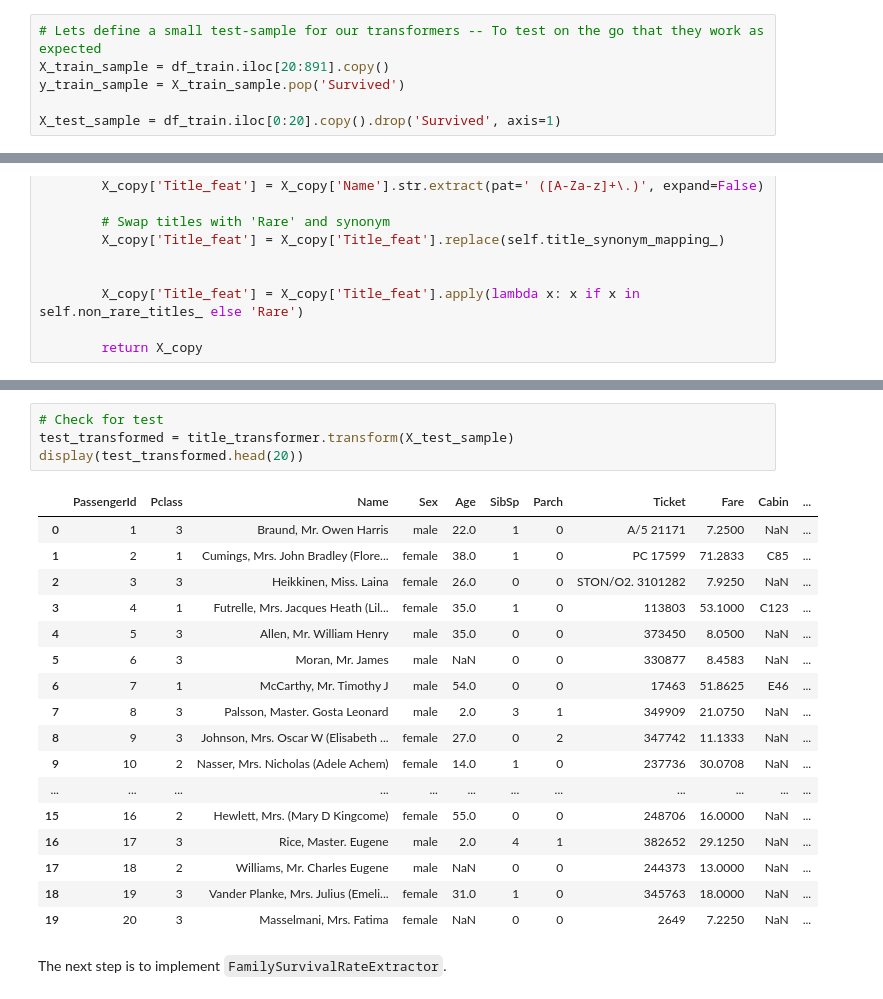
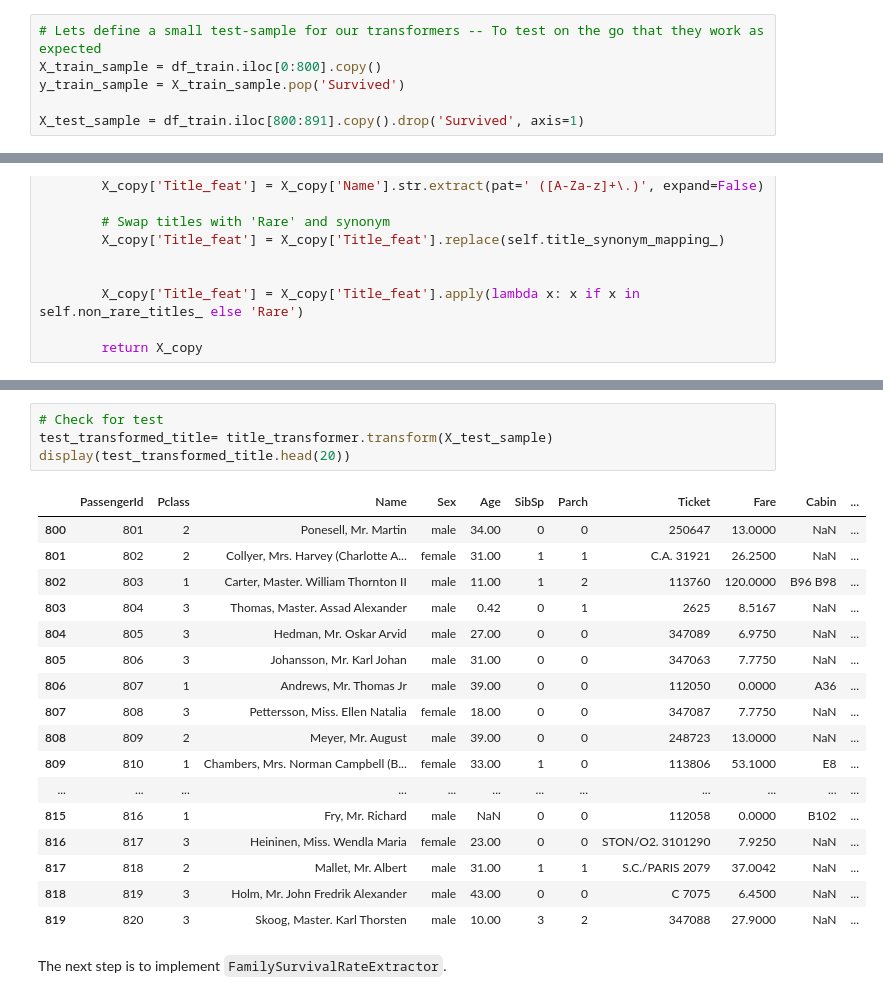
Before and after one commit to JonasLilletevedt/titanic-survival-prediction, a Jupyter notebook: notebooks/01_data_cleaning_and_feature_engineering.ipynb, the cells around one changed output, grey strips where cells are left out. Cells and saved outputs as stored; diff of their text form.

```diff
--- a/notebooks/01_data_cleaning_and_feature_engineering.ipynb
+++ b/notebooks/01_data_cleaning_and_feature_engineering.ipynb
@@ -811,10 +811,10 @@ The first transformer we will implement is `TitleExtractor`.
 **A Note on Caching:** To improve efficiency especially for large training sets, we can able caching in our pipeline using the `memory` parameter. This prevents the pipeline from re-running the same pre-processing steps repeatedly. Due to the small size of our dataset, it is an unnecessary optimization which we will not implement.
 # %%
 # Lets define a small test-sample for our transformers -- To test on the go that they work as expected
-X_train_sample = df_train.iloc[20:891].copy()
+X_train_sample = df_train.iloc[0:800].copy()
 y_train_sample = X_train_sample.pop('Survived')
 
-X_test_sample = df_train.iloc[0:20].copy().drop('Survived', axis=1)
+X_test_sample = df_train.iloc[800:891].copy().drop('Survived', axis=1)
 # %%
 class TitleExtractor(BaseEstimator,  TransformerMixin):
     def __init__(self, rare_threshold=10):
@@ -873,25 +873,25 @@ display(train_transformed.head(20))
 # %%
 # Check for test
-test_transformed = title_transformer.transform(X_test_sample)
-display(test_transformed.head(20))
+test_transformed_title= title_transformer.transform(X_test_sample)
+display(test_transformed_title.head(20))
 # %% [output]
 |  | PassengerId | Pclass | Name | Sex | Age | SibSp | Parch | Ticket | Fare | Cabin | ... |
-| 0 | 1 | 3 | Braund, Mr. Owen Harris | male | 22.0 | 1 | 0 | A/5 21171 | 7.2500 | NaN | ... |
-| 1 | 2 | 1 | Cumings, Mrs. John Bradley (Flore... | female | 38.0 | 1 | 0 | PC 17599 | 71.2833 | C85 | ... |
-| 2 | 3 | 3 | Heikkinen, Miss. Laina | female | 26.0 | 0 | 0 | STON/O2. 3101282 | 7.9250 | NaN | ... |
-| 3 | 4 | 1 | Futrelle, Mrs. Jacques Heath (Lil... | female | 35.0 | 1 | 0 | 113803 | 53.1000 | C123 | ... |
-| 4 | 5 | 3 | Allen, Mr. William Henry | male | 35.0 | 0 | 0 | 373450 | 8.0500 | NaN | ... |
-| 5 | 6 | 3 | Moran, Mr. James | male | NaN | 0 | 0 | 330877 | 8.4583 | NaN | ... |
-| 6 | 7 | 1 | McCarthy, Mr. Timothy J | male | 54.0 | 0 | 0 | 17463 | 51.8625 | E46 | ... |
-| 7 | 8 | 3 | Palsson, Master. Gosta Leonard | male | 2.0 | 3 | 1 | 349909 | 21.0750 | NaN | ... |
-| 8 | 9 | 3 | Johnson, Mrs. Oscar W (Elisabeth ... | female | 27.0 | 0 | 2 | 347742 | 11.1333 | NaN | ... |
-| 9 | 10 | 2 | Nasser, Mrs. Nicholas (Adele Achem) | female | 14.0 | 1 | 0 | 237736 | 30.0708 | NaN | ... |
+| 800 | 801 | 2 | Ponesell, Mr. Martin | male | 34.00 | 0 | 0 | 250647 | 13.0000 | NaN | ... |
+| 801 | 802 | 2 | Collyer, Mrs. Harvey (Charlotte A... | female | 31.00 | 1 | 1 | C.A. 31921 | 26.2500 | NaN | ... |
+| 802 | 803 | 1 | Carter, Master. William Thornton II | male | 11.00 | 1 | 2 | 113760 | 120.0000 | B96 B98 | ... |
+| 803 | 804 | 3 | Thomas, Master. Assad Alexander | male | 0.42 | 0 | 1 | 2625 | 8.5167 | NaN | ... |
+| 804 | 805 | 3 | Hedman, Mr. Oskar Arvid | male | 27.00 | 0 | 0 | 347089 | 6.9750 | NaN | ... |
+| 805 | 806 | 3 | Johansson, Mr. Karl Johan | male | 31.00 | 0 | 0 | 347063 | 7.7750 | NaN | ... |
+| 806 | 807 | 1 | Andrews, Mr. Thomas Jr | male | 39.00 | 0 | 0 | 112050 | 0.0000 | A36 | ... |
+| 807 | 808 | 3 | Pettersson, Miss. Ellen Natalia | female | 18.00 | 0 | 0 | 347087 | 7.7750 | NaN | ... |
+| 808 | 809 | 2 | Meyer, Mr. August | male | 39.00 | 0 | 0 | 248723 | 13.0000 | NaN | ... |
+| 809 | 810 | 1 | Chambers, Mrs. Norman Campbell (B... | female | 33.00 | 1 | 0 | 113806 | 53.1000 | E8 | ... |
 | ... | ... | ... | ... | ... | ... | ... | ... | ... | ... | ... | ... |
-| 15 | 16 | 2 | Hewlett, Mrs. (Mary D Kingcome) | female | 55.0 | 0 | 0 | 248706 | 16.0000 | NaN | ... |
-| 16 | 17 | 3 | Rice, Master. Eugene | male | 2.0 | 4 | 1 | 382652 | 29.1250 | NaN | ... |
-| 17 | 18 | 2 | Williams, Mr. Charles Eugene | male | NaN | 0 | 0 | 244373 | 13.0000 | NaN | ... |
-| 18 | 19 | 3 | Vander Planke, Mrs. Julius (Emeli... | female | 31.0 | 1 | 0 | 345763 | 18.0000 | NaN | ... |
-| 19 | 20 | 3 | Masselmani, Mrs. Fatima | female | NaN | 0 | 0 | 2649 | 7.2250 | NaN | ... |
+| 815 | 816 | 1 | Fry, Mr. Richard | male | NaN | 0 | 0 | 112058 | 0.0000 | B102 | ... |
+| 816 | 817 | 3 | Heininen, Miss. Wendla Maria | female | 23.00 | 0 | 0 | STON/O2. 3101290 | 7.9250 | NaN | ... |
+| 817 | 818 | 2 | Mallet, Mr. Albert | male | 31.00 | 1 | 1 | S.C./PARIS 2079 | 37.0042 | NaN | ... |
+| 818 | 819 | 3 | Holm, Mr. John Fredrik Alexander | male | 43.00 | 0 | 0 | C 7075 | 6.4500 | NaN | ... |
+| 819 | 820 | 3 | Skoog, Master. Karl Thorsten | male | 10.00 | 3 | 2 | 347088 | 27.9000 | NaN | ... |
 # %% [markdown]
 The next step is to implement `FamilySurvivalRateExtractor`.
 # %%
```
Also changed, not shown: parts of 24 cells of this notebook.
